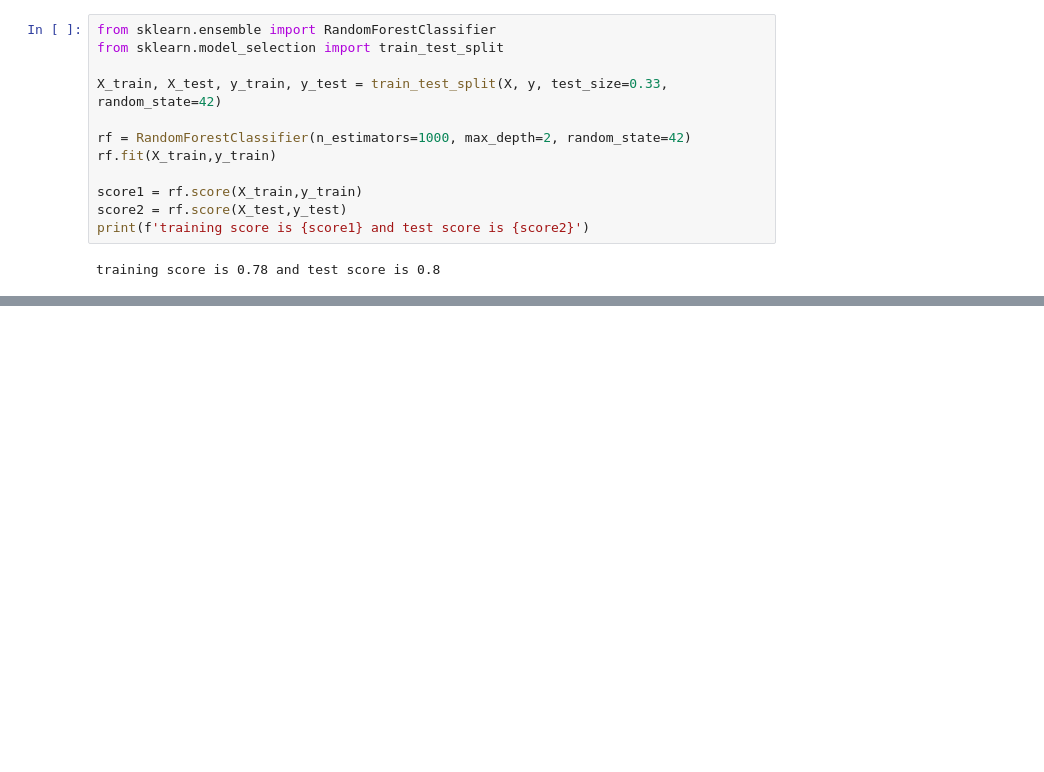
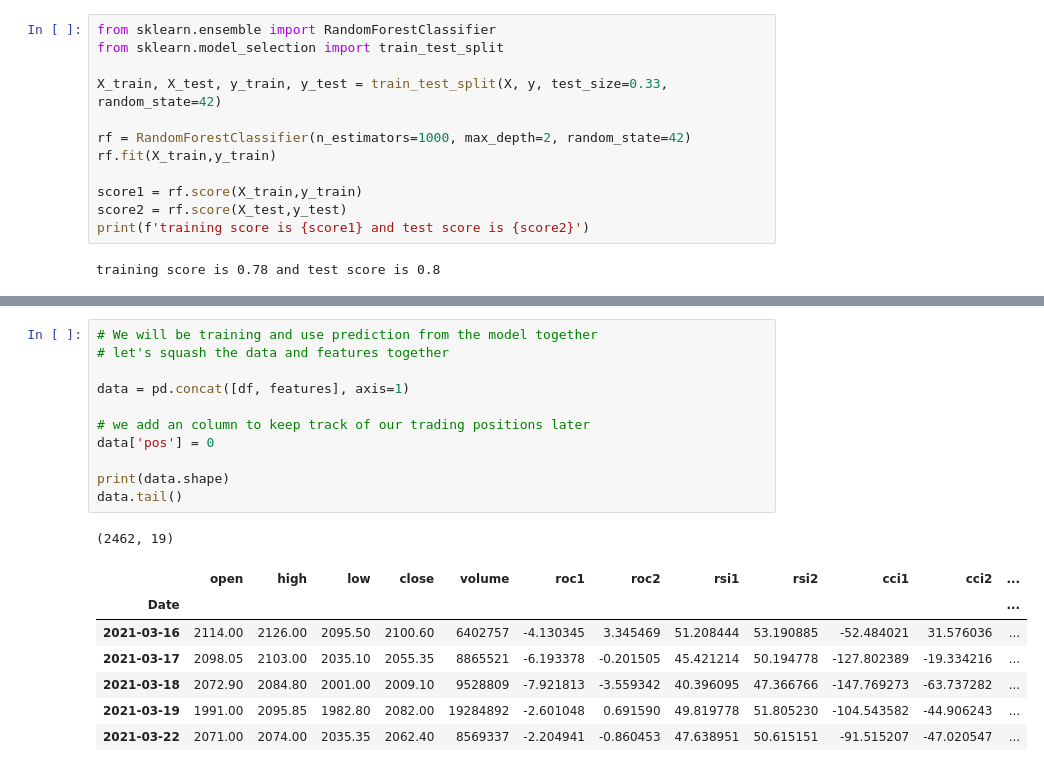
Before and after one commit to prodipta/ml-finance, a Jupyter notebook: random_forest/random_forest.ipynb, the cells around one changed output, grey strips where cells are left out. Saved outputs shown, nothing was run; the diff lists cells and outputs as text; blank space fills up the shorter version.

Commit message:
add rf trading

```diff
--- a/random_forest/random_forest.ipynb
+++ b/random_forest/random_forest.ipynb
@@ -84,0 +173,20 @@ training score is 0.78 and test score is 0.8
+# %%
+# We will be training and use prediction from the model together
+# let's squash the data and features together
+
+data = pd.concat([df, features], axis=1)
+
+# we add an column to keep track of our trading positions later
+data['pos'] = 0
+
+print(data.shape)
+data.tail()
+# %% [output]
+(2462, 19)
+|  | open | high | low | close | volume | roc1 | roc2 | rsi1 | rsi2 | cci1 | cci2 | ... |
+| Date |  |  |  |  |  |  |  |  |  |  |  | ... |
+| 2021-03-16 | 2114.00 | 2126.00 | 2095.50 | 2100.60 | 6402757 | -4.130345 | 3.345469 | 51.208444 | 53.190885 | -52.484021 | 31.576036 | ... |
+| 2021-03-17 | 2098.05 | 2103.00 | 2035.10 | 2055.35 | 8865521 | -6.193378 | -0.201505 | 45.421214 | 50.194778 | -127.802389 | -19.334216 | ... |
+| 2021-03-18 | 2072.90 | 2084.80 | 2001.00 | 2009.10 | 9528809 | -7.921813 | -3.559342 | 40.396095 | 47.366766 | -147.769273 | -63.737282 | ... |
+| 2021-03-19 | 1991.00 | 2095.85 | 1982.80 | 2082.00 | 19284892 | -2.601048 | 0.691590 | 49.819778 | 51.805230 | -104.543582 | -44.906243 | ... |
+| 2021-03-22 | 2071.00 | 2074.00 | 2035.35 | 2062.40 | 8569337 | -2.204941 | -0.860453 | 47.638951 | 50.615151 | -91.515207 | -47.020547 | ... |
```
Also changed, not shown: parts of 8 cells of this notebook, 1 other file.
